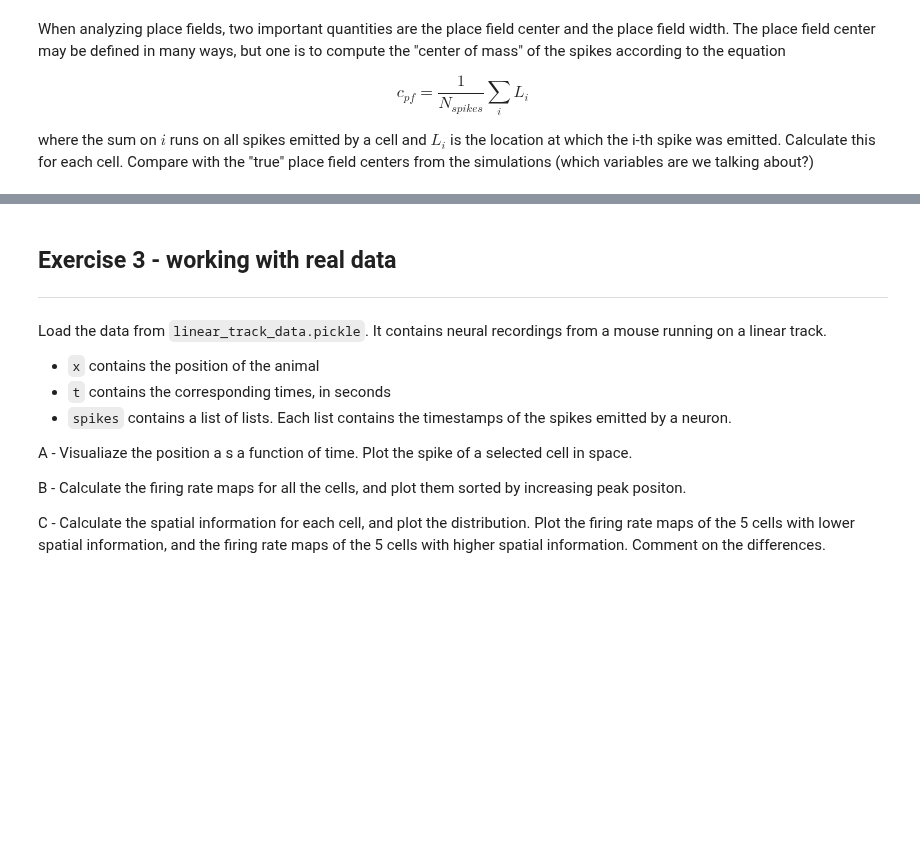
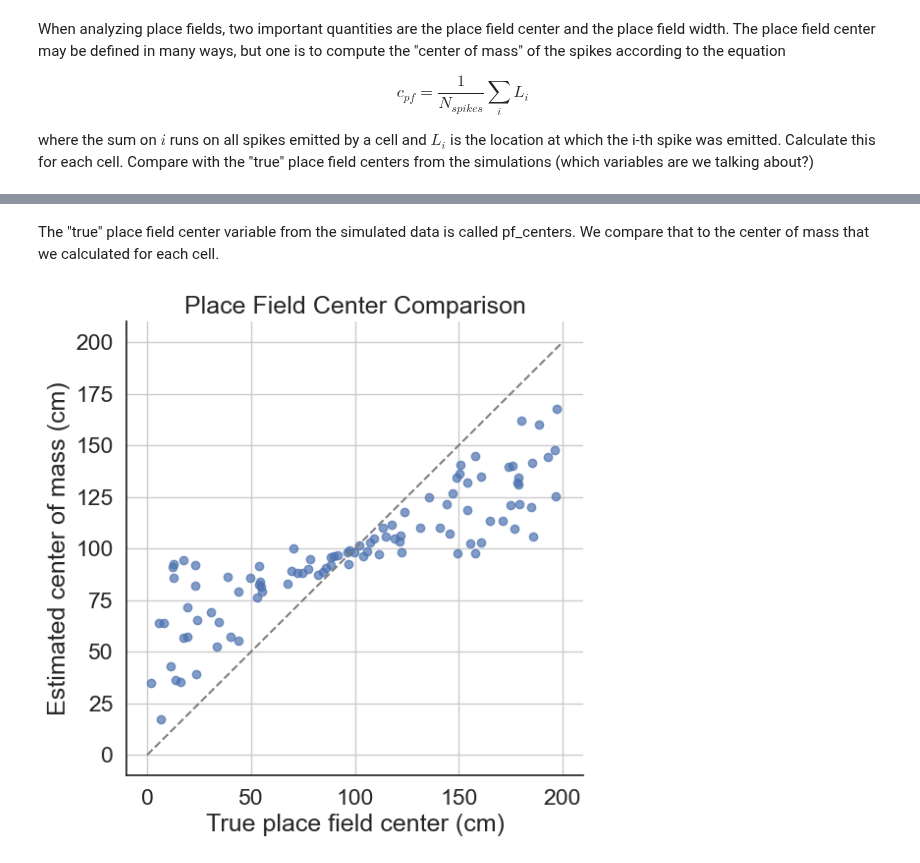
Before and after one commit to EvaMare/Neuro_Analysis, a Jupyter notebook: 2-single-cell-analysis-master/01-tuning-curves/Module_2a_exercises.ipynb, the cells around one changed output, grey strips where cells are left out. Drawn from its saved outputs; the diff is of its cells as text; code cells hidden in the pictures; blank space fills up the shorter version.

```diff
--- a/2-single-cell-analysis-master/01-tuning-curves/Module_2a_exercises.ipynb
+++ b/2-single-cell-analysis-master/01-tuning-curves/Module_2a_exercises.ipynb
@@ -339,21 +313,0 @@ for i in range(n_cells):
-# %% [markdown]
-## Exercise 3 - working with real data
----
-Load the data from `linear_track_data.pickle`. It contains neural recordings from a mouse running on a linear track.
-- `x` contains the position of the animal
-- `t` contains the corresponding times, in seconds
-- `spikes` contains a list of lists. Each list contains the timestamps of the spikes emitted by a neuron.
-
-A - Visualiaze the position a s a function of time. Plot the spike of a selected cell in space.
-
-B - Calculate the firing rate maps for all the cells, and plot them sorted by increasing peak positon.
-
-C - Calculate the spatial information for each cell, and plot the distribution. Plot the firing rate maps of the 5 cells with lower spatial information, and the firing rate maps of the 5 cells with higher spatial information. Comment on the differences.
-# %%
-with open('data/linear_track_data.pickle', 'rb') as handle:
-    data = pickle.load(handle)
-
-
-position_animal = data['x']
-position_time = data['t']
-spikes = data['spikes']
@@ -368,0 +314,18 @@ interact(plot_unit, i = widgets.IntSlider(min=0, max=(n_cells-1), value=0))
+# %%
+# Compute center of mass (mean spike location) for each cell
+place_field_centers = np.array([
+    np.mean(spikes)
+    for spikes in spike_positions
+])
+# %% [markdown]
+The "true" place field center variable from the simulated data is called pf_centers. We compare that to the center of mass that we calculated for each cell.
+# %%
+plt.figure(figsize=(6, 6))
+plt.scatter(pf_centers, place_field_centers, alpha=0.7)
+plt.plot([0, 200], [0, 200], '--', color='gray')  # identity line
+plt.xlabel("True place field center (cm)")
+plt.ylabel("Estimated center of mass (cm)")
+plt.title("Place Field Center Comparison")
+plt.grid(True)
+# %% [output]
+[figure, added]
```
Also changed, not shown: parts of 7 cells of this notebook.
